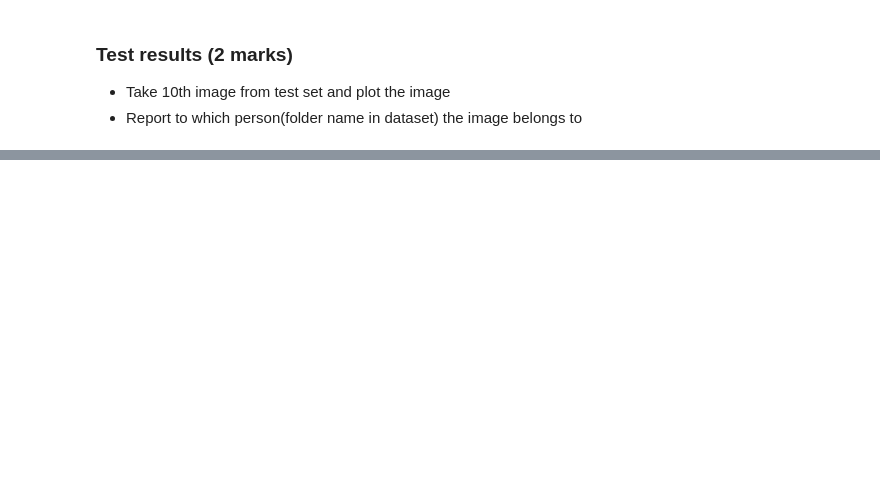
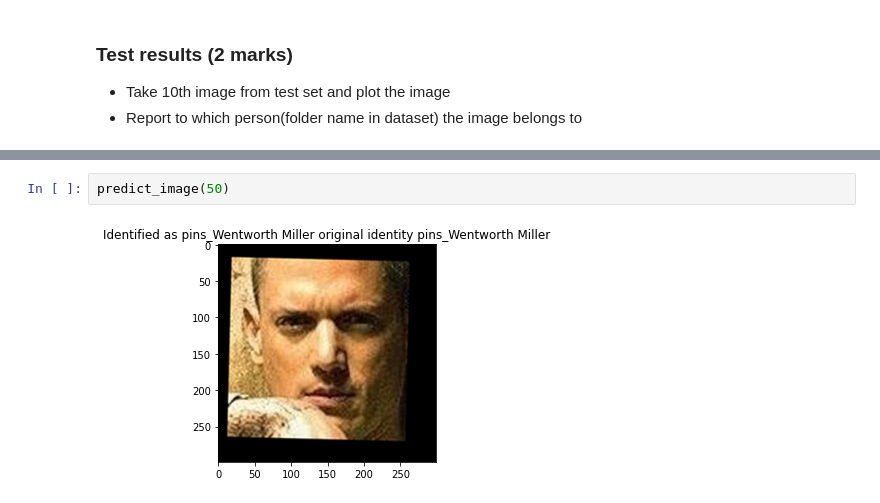
Before and after one commit to astuppad/Artificial-Intelligence, a Jupyter notebook: GreatLearning/Computer Vision/Projects/Face_recognition_Questions_Project_CV_AIML_Online.ipynb, the cells around one changed output, grey strips where cells are left out. Cells and saved outputs as stored; diff of their text form; blank space fills up the shorter version.

```diff
--- a/GreatLearning/Computer Vision/Projects/Face_recognition_Questions_Project_CV_AIML_Online.ipynb
+++ b/GreatLearning/Computer Vision/Projects/Face_recognition_Questions_Project_CV_AIML_Online.ipynb
@@ -390,0 +430,4 @@ plt.title(f'Identified as {example_identity}');
+# %%
+predict_image(50)
+# %% [output]
+[figure, added]
```
Also changed, not shown: parts of 14 cells of this notebook.
